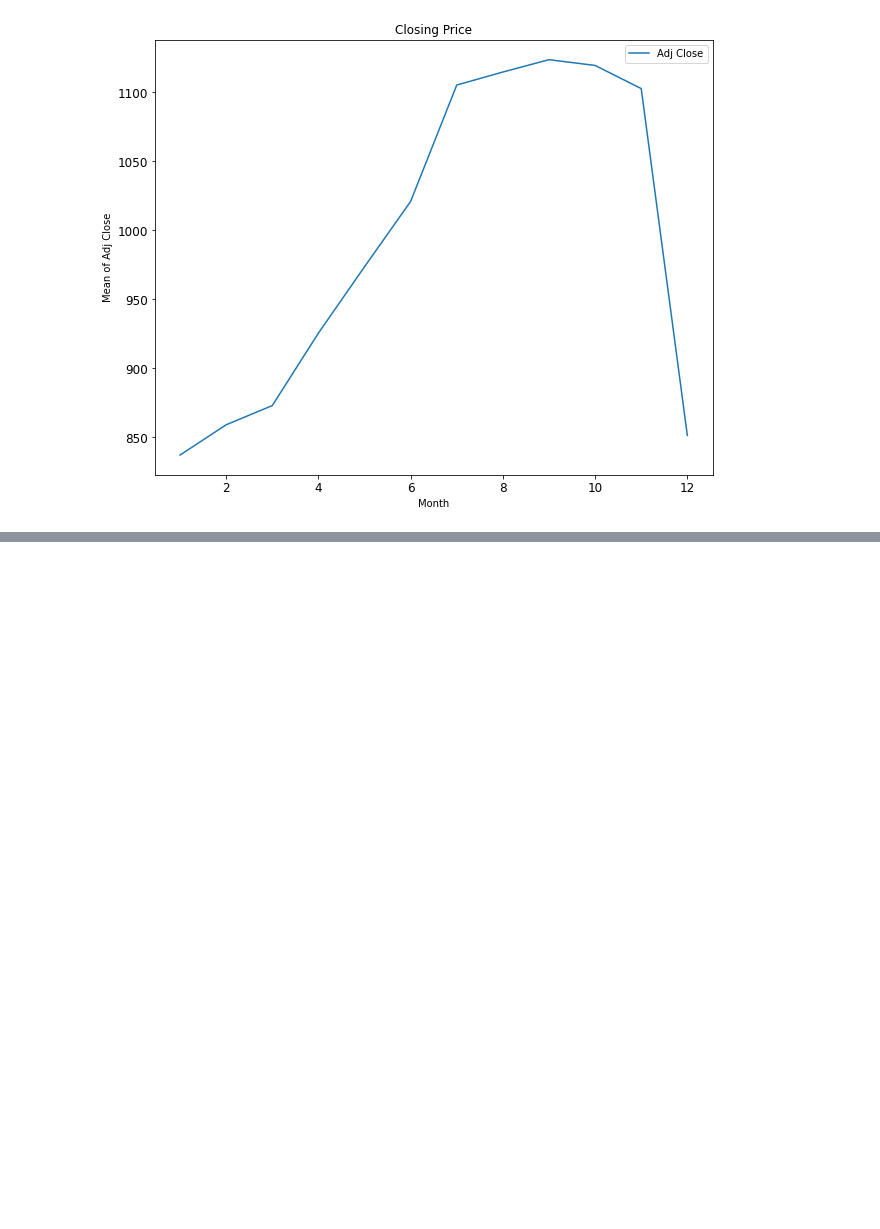
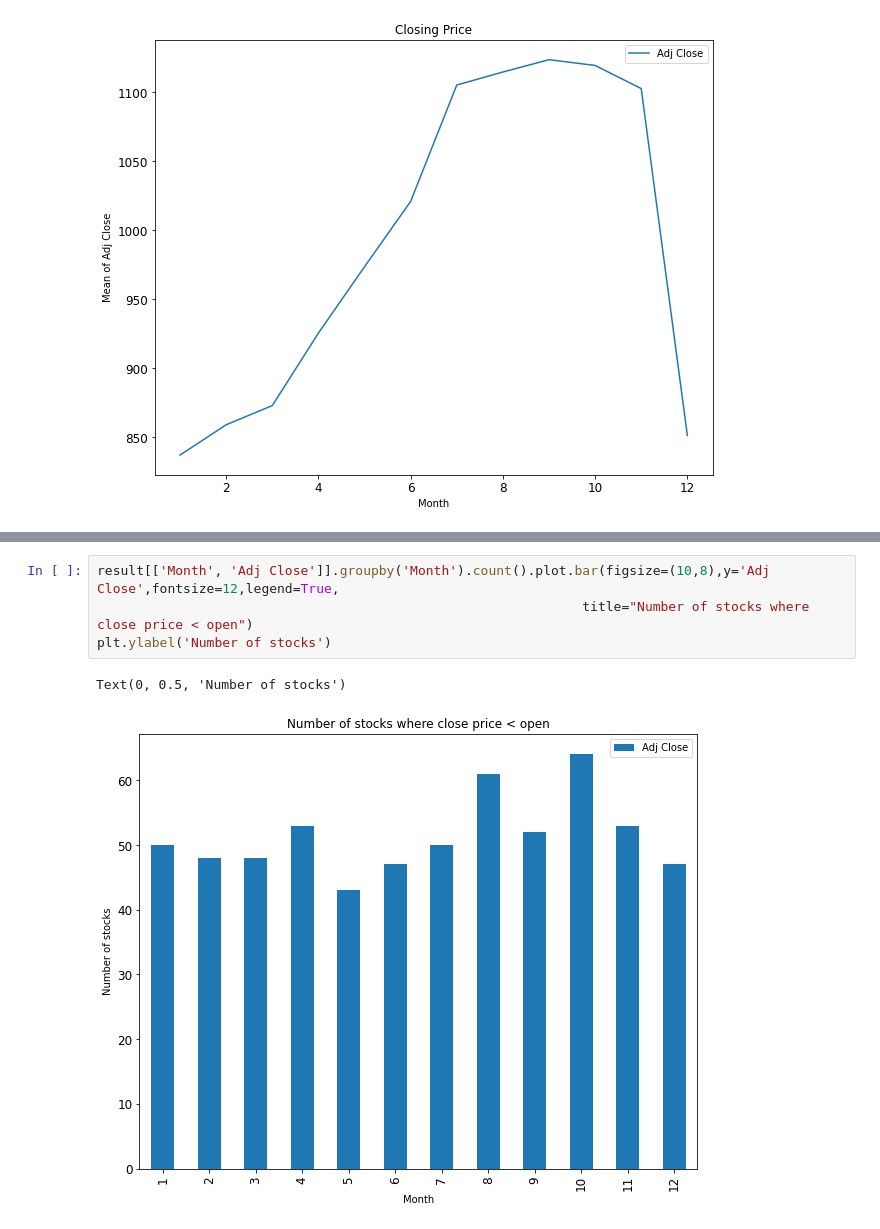
Before and after one commit to AndrewPodhorecki/CIS310, a Jupyter notebook: wk16/Python_Stock_Market_Project.ipynb, the cells around one changed output, grey strips where cells are left out. Drawn from its saved outputs; the diff is of its cells as text; blank space fills up the shorter version.

```diff
--- a/wk16/Python_Stock_Market_Project.ipynb
+++ b/wk16/Python_Stock_Market_Project.ipynb
@@ -551,0 +649,7 @@ Text(0, 0.5, 'Mean of Adj Close')
+# %%
+result[['Month', 'Adj Close']].groupby('Month').count().plot.bar(figsize=(10,8),y='Adj Close',fontsize=12,legend=True,
+                                                              title="Number of stocks where close price < open")
+plt.ylabel('Number of stocks')
+# %% [output]
+Text(0, 0.5, 'Number of stocks')
+[figure, added]
```
Also changed, not shown: parts of 29 cells of this notebook.
